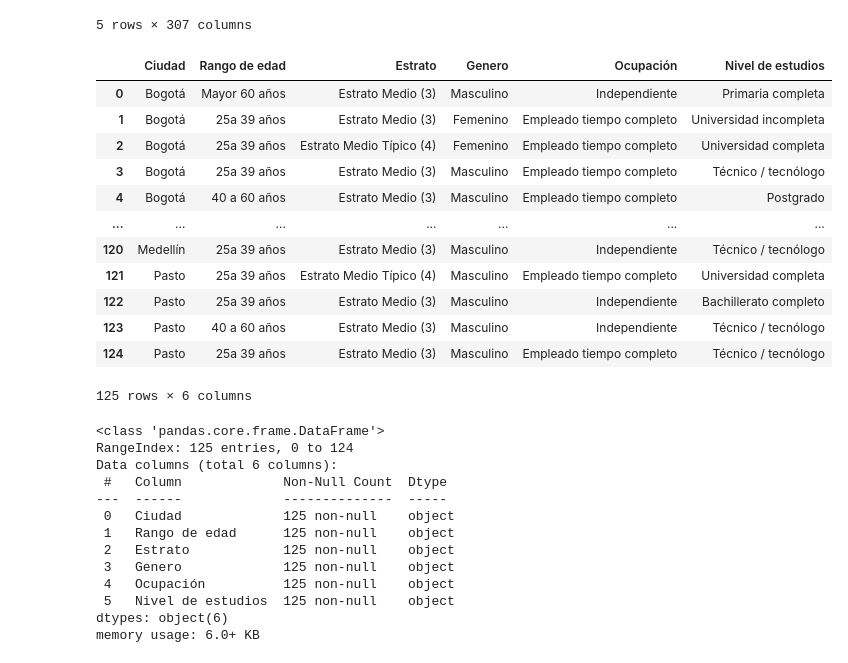
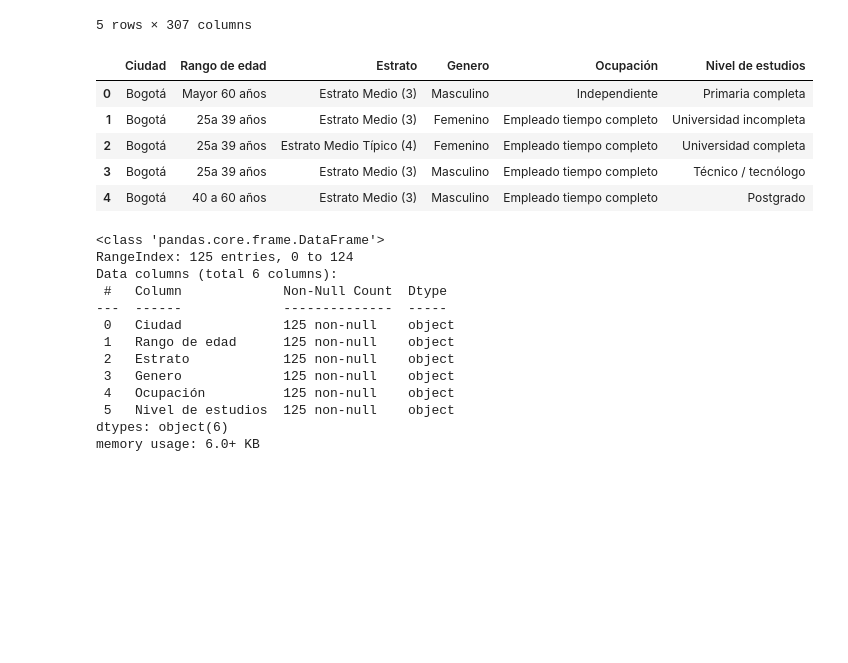
Before and after one commit to LordOnion88/MAD, a Jupyter notebook: Marketing Analytics/Clustering/CRISP DM SEGUROS AUTOS.ipynb, the cells around one changed output. Drawn from its saved outputs; the diff is of its cells as text; code cells hidden in the pictures; blank space fills up the shorter version.

```diff
--- a/Marketing Analytics/Clustering/CRISP DM SEGUROS AUTOS.ipynb
+++ b/Marketing Analytics/Clustering/CRISP DM SEGUROS AUTOS.ipynb
@@ -52,24 +52,17 @@ data.head(5)
 # %%
 columnasAED = ['CIUDAD', 'F6','F7','D1','D2','D3']
 
 data_AED = data.copy()
 data_AED = data_AED[columnasAED]
 data_AED = data_AED.rename(columns={'CIUDAD':'Ciudad','F6':'Rango de edad','F7':'Estrato','D1':'Genero','D2':'Ocupación','D3':'Nivel de estudios'})
-data_AED
+data_AED.head()
 # %% [output]
 |  | Ciudad | Rango de edad | Estrato | Genero | Ocupación | Nivel de estudios |
 | 0 | Bogotá | Mayor 60 años | Estrato Medio (3) | Masculino | Independiente | Primaria completa |
 | 1 | Bogotá | 25a 39 años | Estrato Medio (3) | Femenino | Empleado tiempo completo | Universidad incompleta |
 | 2 | Bogotá | 25a 39 años | Estrato Medio Típico (4) | Femenino | Empleado tiempo completo | Universidad completa |
 | 3 | Bogotá | 25a 39 años | Estrato Medio (3) | Masculino | Empleado tiempo completo | Técnico / tecnólogo |
 | 4 | Bogotá | 40 a 60 años | Estrato Medio (3) | Masculino | Empleado tiempo completo | Postgrado |
-| ... | ... | ... | ... | ... | ... | ... |
-| 120 | Medellín | 25a 39 años | Estrato Medio (3) | Masculino | Independiente | Técnico / tecnólogo |
-| 121 | Pasto | 25a 39 años | Estrato Medio Típico (4) | Masculino | Empleado tiempo completo | Universidad completa |
-| 122 | Pasto | 25a 39 años | Estrato Medio (3) | Masculino | Independiente | Bachillerato completo |
-| 123 | Pasto | 40 a 60 años | Estrato Medio (3) | Masculino | Independiente | Técnico / tecnólogo |
-| 124 | Pasto | 25a 39 años | Estrato Medio (3) | Masculino | Empleado tiempo completo | Técnico / tecnólogo |
-125 rows × 6 columns
 # %%
 data_AED.info()
 # %% [output]
```
Also changed, not shown: parts of 21 cells of this notebook, 2 other files.
